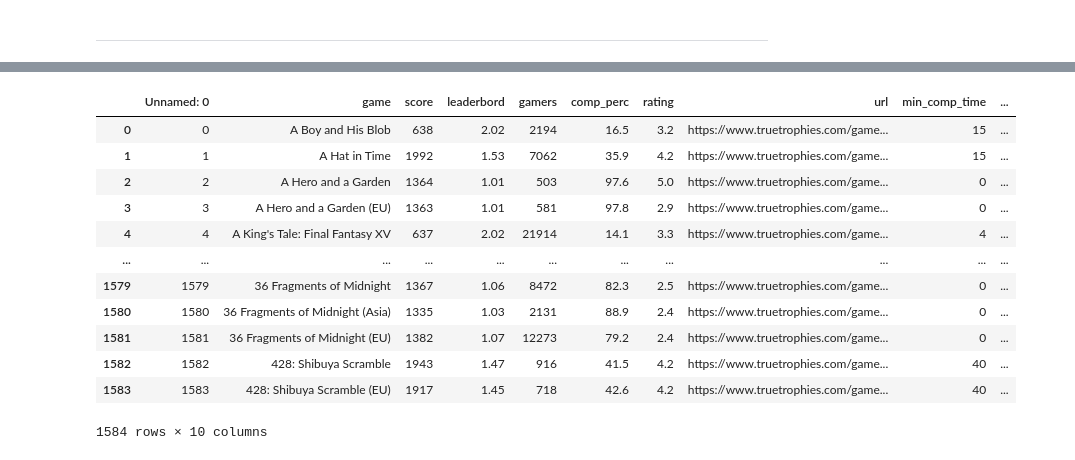
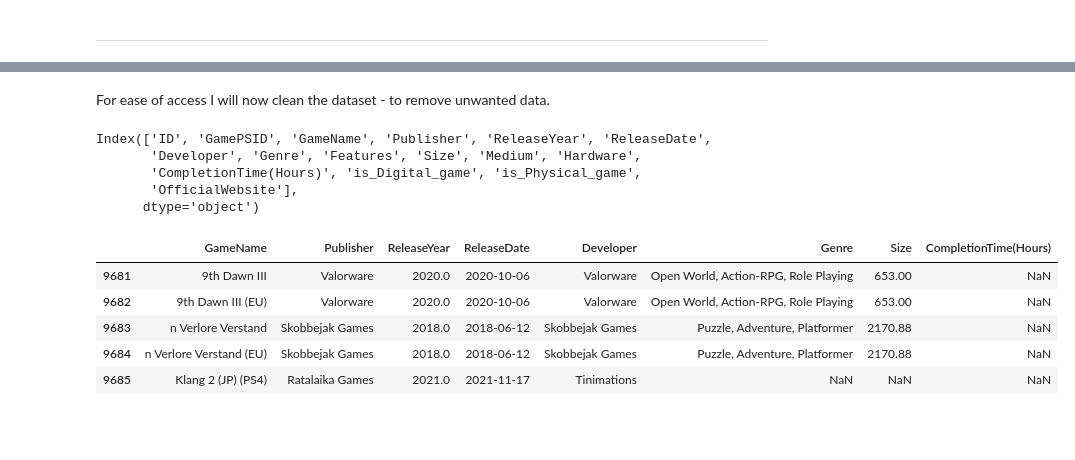
Before and after one commit to SeanE15/Programming-for-Data-Analysis, a Jupyter notebook: Assignment 1/PfDA Project 1.ipynb, the cells around one changed output, grey strips where cells are left out. Cells and saved outputs as stored; diff of their text form; code cells hidden in the pictures; blank space fills up the shorter version.

Commit message:
Started cleaning dataset and added an image to jup notebook

```diff
--- a/Assignment 1/PfDA Project 1.ipynb
+++ b/Assignment 1/PfDA Project 1.ipynb
@@ -19,5 +21,5 @@ import matplotlib.pyplot as plt
 
 # define location of dataset to pull data from - had to create own folder on github with the required data as couldnt scrape from the webiste.
 
-games = pd.read_csv('https://raw.githubusercontent.com/SeanE15/Programming-for-Data-Analysis/main/Assignment%201/Dataset/games_data.csv')
+games = pd.read_csv('https://raw.githubusercontent.com/SeanE15/Programming-for-Data-Analysis/main/Assignment%201/Dataset/playstation_4_games.csv')
 # %% [markdown]
@@ -40,18 +43,26 @@ games.head()
+# %% [markdown]
+ For ease of access I will now clean the dataset - to remove unwanted data.
+# %%
+# ask the program to print the list of columns so that I can discern which data I want to analyse and which is extrenuous material.
+
+games.columns
+# %% [output]
+Index(['ID', 'GamePSID', 'GameName', 'Publisher', 'ReleaseYear', 'ReleaseDate',
+       'Developer', 'Genre', 'Features', 'Size', 'Medium', 'Hardware',
+       'CompletionTime(Hours)', 'is_Digital_game', 'is_Physical_game',
+       'OfficialWebsite'],
+      dtype='object')
 # %%
-games = games.drop(["Unnamed:0", "leaderbord", "url"])
+# ask the program to remove any unnessecary columns which will not help my analysis.
+
+games = games.drop(columns = ['ID', 'GamePSID', 'Features', 'Medium', 'Hardware', 'is_Digital_game', 'is_Physical_game',
+       'OfficialWebsite'])
 # %%
-games
+games.tail()
 # %% [output]
-|  | Unnamed: 0 | game | score | leaderbord | gamers | comp_perc | rating | url | min_comp_time | ... |
-| 0 | 0 | A Boy and His Blob | 638 | 2.02 | 2194 | 16.5 | 3.2 | https://www.truetrophies.com/game... | 15 | ... |
-| 1 | 1 | A Hat in Time | 1992 | 1.53 | 7062 | 35.9 | 4.2 | https://www.truetrophies.com/game... | 15 | ... |
-| 2 | 2 | A Hero and a Garden | 1364 | 1.01 | 503 | 97.6 | 5.0 | https://www.truetrophies.com/game... | 0 | ... |
-| 3 | 3 | A Hero and a Garden (EU) | 1363 | 1.01 | 581 | 97.8 | 2.9 | https://www.truetrophies.com/game... | 0 | ... |
-| 4 | 4 | A King's Tale: Final Fantasy XV | 637 | 2.02 | 21914 | 14.1 | 3.3 | https://www.truetrophies.com/game... | 4 | ... |
-| ... | ... | ... | ... | ... | ... | ... | ... | ... | ... | ... |
-| 1579 | 1579 | 36 Fragments of Midnight | 1367 | 1.06 | 8472 | 82.3 | 2.5 | https://www.truetrophies.com/game... | 0 | ... |
-| 1580 | 1580 | 36 Fragments of Midnight (Asia) | 1335 | 1.03 | 2131 | 88.9 | 2.4 | https://www.truetrophies.com/game... | 0 | ... |
-| 1581 | 1581 | 36 Fragments of Midnight (EU) | 1382 | 1.07 | 12273 | 79.2 | 2.4 | https://www.truetrophies.com/game... | 0 | ... |
-| 1582 | 1582 | 428: Shibuya Scramble | 1943 | 1.47 | 916 | 41.5 | 4.2 | https://www.truetrophies.com/game... | 40 | ... |
-| 1583 | 1583 | 428: Shibuya Scramble (EU) | 1917 | 1.45 | 718 | 42.6 | 4.2 | https://www.truetrophies.com/game... | 40 | ... |
+|  | GameName | Publisher | ReleaseYear | ReleaseDate | Developer | Genre | Size | CompletionTime(Hours) |
+| 9681 | 9th Dawn III | Valorware | 2020.0 | 2020-10-06 | Valorware | Open World, Action-RPG, Role Playing | 653.00 | NaN |
+| 9682 | 9th Dawn III (EU) | Valorware | 2020.0 | 2020-10-06 | Valorware | Open World, Action-RPG, Role Playing | 653.00 | NaN |
+| 9683 | n Verlore Verstand | Skobbejak Games | 2018.0 | 2018-06-12 | Skobbejak Games | Puzzle, Adventure, Platformer | 2170.88 | NaN |
+| 9684 | n Verlore Verstand (EU) | Skobbejak Games | 2018.0 | 2018-06-12 | Skobbejak Games | Puzzle, Adventure, Platformer | 2170.88 | NaN |
+| 9685 | Klang 2 (JP) (PS4) | Ratalaika Games | 2021.0 | 2021-11-17 | Tinimations | NaN | NaN | NaN |
-1584 rows × 10 columns
```
Also changed, not shown: parts of 6 cells of this notebook, 1 other file.
